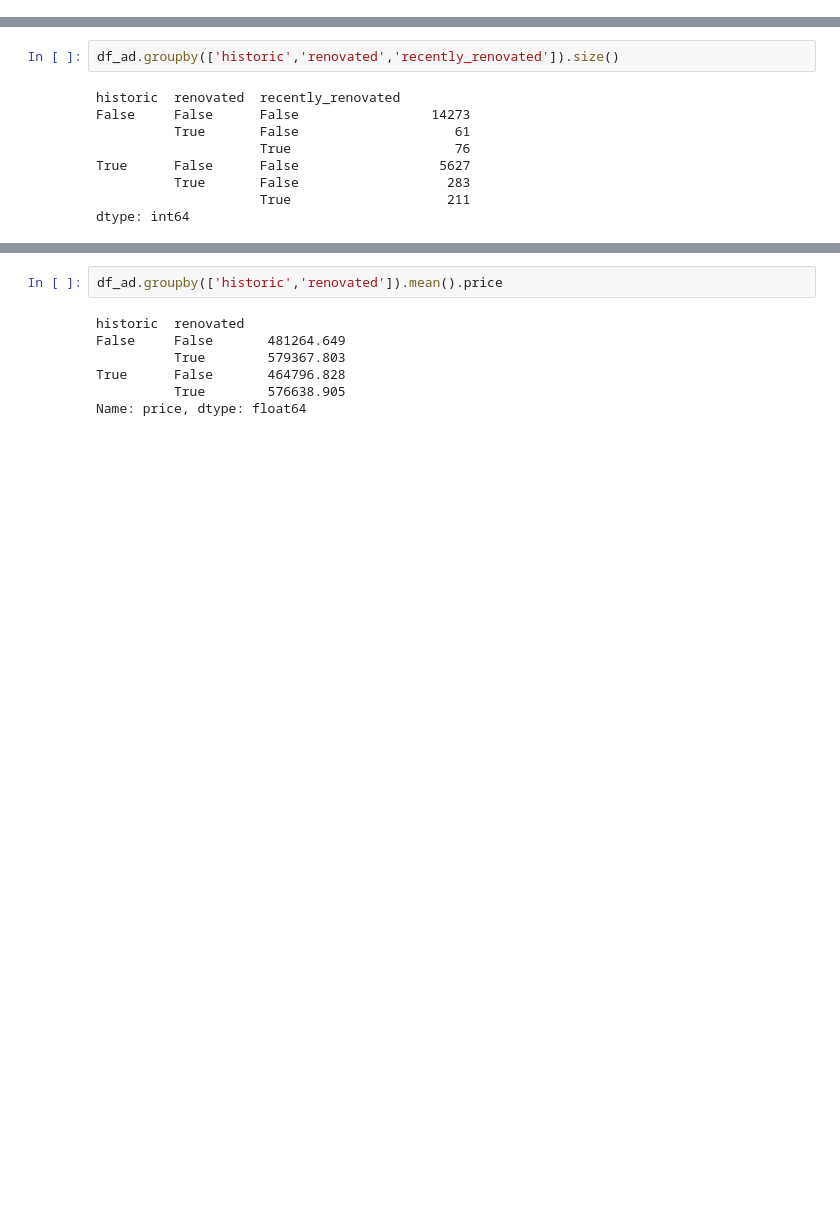
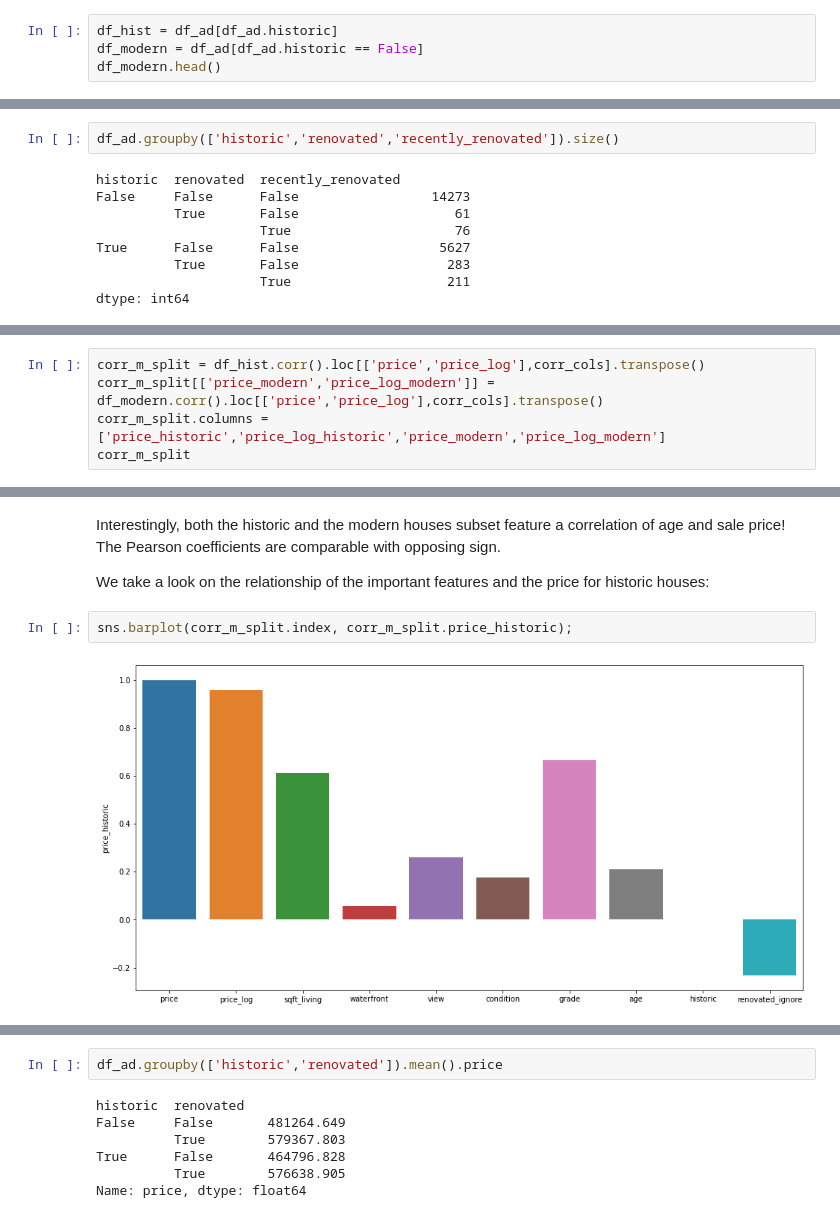
Before and after one commit to felix-roc/ds-projects-EDA, a Jupyter notebook: EDA.ipynb, the cells around one changed output, grey strips where cells are left out. Saved outputs shown, nothing was run; the diff lists cells and outputs as text; blank space fills up the shorter version.

```diff
--- a/EDA.ipynb
+++ b/EDA.ipynb
@@ -300,0 +316,4 @@ ValueError: The truth value of a Series is ambiguous. Use a.empty, a.bool(), a.i
+# %%
+df_hist = df_ad[df_ad.historic]
+df_modern = df_ad[df_ad.historic == False]
+df_modern.head()
@@ -375,0 +387,5 @@ sns.lineplot(data=df_ad, x='age', y='price', hue='historic')
+# %%
+corr_m_split = df_hist.corr().loc[['price','price_log'],corr_cols].transpose()
+corr_m_split[['price_modern','price_log_modern']] = df_modern.corr().loc[['price','price_log'],corr_cols].transpose()
+corr_m_split.columns = ['price_historic','price_log_historic','price_modern','price_log_modern']
+corr_m_split
@@ -375,0 +404,8 @@ sns.lineplot(data=df_ad, x='age', y='price', hue='historic')
+# %% [markdown]
+Interestingly, both the historic and the modern houses subset feature a correlation of age and sale price! The Pearson coefficients are comparable with opposing sign.
+
+We take a look on the relationship of the important features and the price for historic houses:
+# %%
+sns.barplot(corr_m_split.index, corr_m_split.price_historic);
+# %% [output]
+[figure, added]
```
Also changed, not shown: parts of 50 cells of this notebook, 1 other file.
